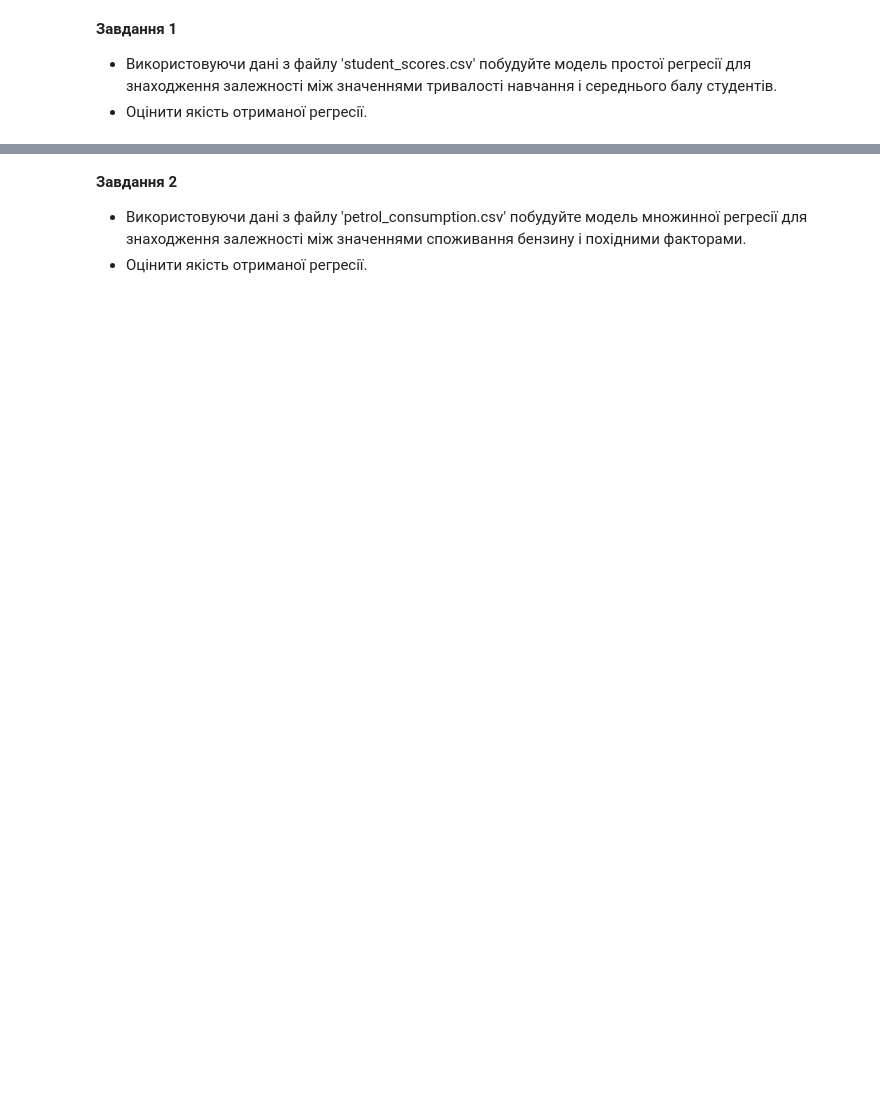
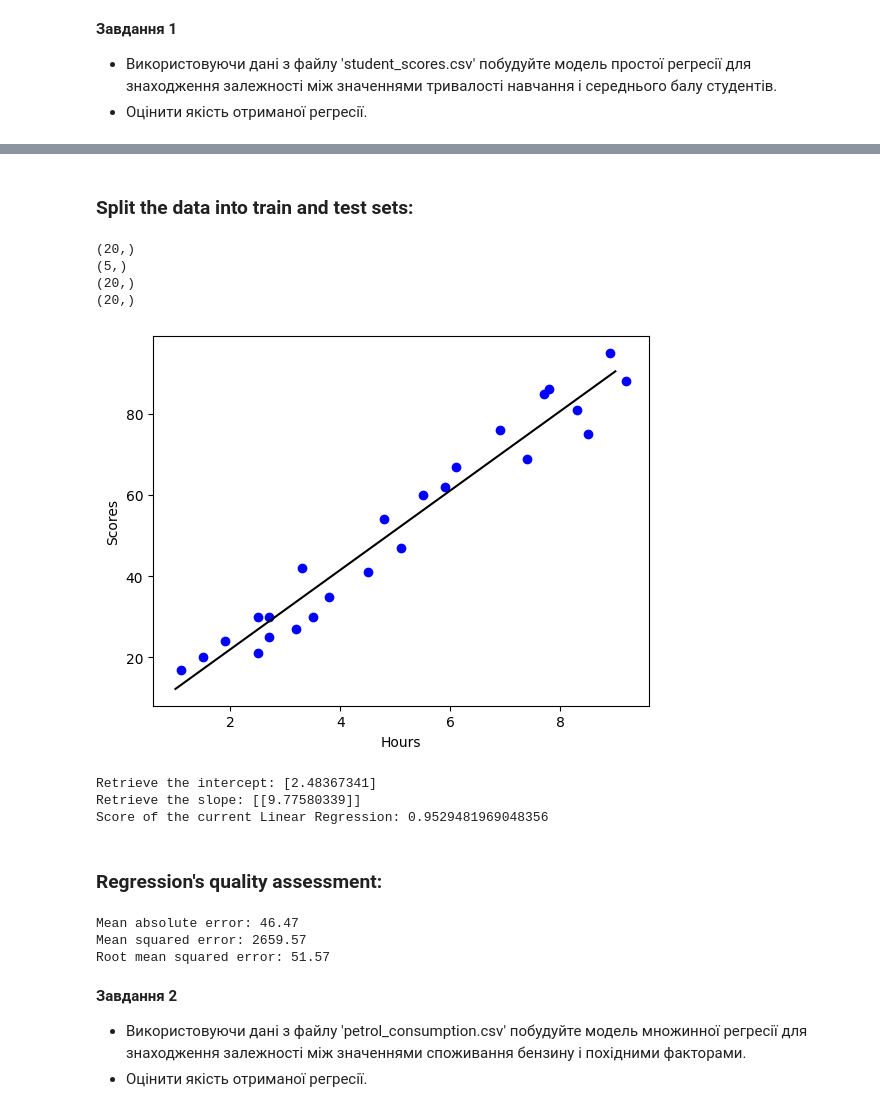
Before and after one commit to OleksiiHayvoronskyi/lesson_35, a Jupyter notebook: Lesson_35_LinearRegression_GradientDescent.ipynb, the cells around one changed output, grey strips where cells are left out. Saved outputs shown, nothing was run; the diff lists cells and outputs as text; code cells hidden in the pictures; blank space fills up the shorter version.

```diff
--- a/Lesson_35_LinearRegression_GradientDescent.ipynb
+++ b/Lesson_35_LinearRegression_GradientDescent.ipynb
@@ -5,3 +61,58 @@
+# %% [markdown]
+### Split the data into train and test sets:
+# %%
+from sklearn.model_selection import train_test_split
+
+
+X_train, X_test, y_train, y_test = train_test_split(X, y, test_size=0.2, random_state=1)
+
+print(X_train.shape)
+print(X_test.shape)
+print(y_train.shape)
+print(y_train.shape)
+# %% [output]
+(20,)
+(5,)
+(20,)
+(20,)
+# %%
+b, m = LinReg.intercept_, LinReg.coef_
+m = m[0]
+
+plt.scatter(df.Hours, df.Scores, color='blue')
+plt.plot(list(range(1, 10)), [m * x + b for x in range(1, 10)], color='black')
+plt.xlabel('Hours')
+plt.ylabel('Scores')
+plt.show()
+
+print('Retrieve the intercept:', LinReg.intercept_)
+print('Retrieve the slope:', LinReg.coef_)
+
+print('Score of the current Linear Regression:', LinReg.score(X_array, y_array))
+# %% [output]
+[figure, added]
+Retrieve the intercept: [2.48367341]
+Retrieve the slope: [[9.77580339]]
+Score of the current Linear Regression: 0.9529481969048356
+# %% [markdown]
+### Regression's quality assessment:
+# %%
+import numpy as np
+from sklearn.metrics import mean_squared_error, mean_absolute_error
+
+
+mae = mean_absolute_error(df.Hours, df.Scores)
+print(f'Mean absolute error: {mae:.2f}')
+
+mse = mean_squared_error(df.Hours, df.Scores)
+print(f'Mean squared error: {mse:.2f}')
+
+rmse = np.sqrt(mse)
+print(f'Root mean squared error: {rmse:.2f}')
+# %% [output]
+Mean absolute error: 46.47
+Mean squared error: 2659.57
+Root mean squared error: 51.57
 # %% [markdown]
 **Завдання 2**
 * Використовуючи дані з файлу 'petrol_consumption.csv' побудуйте модель множинної регресії для знаходження залежності між значеннями споживання бензину і похідними факторами.
```
Also changed, not shown: parts of 19 cells of this notebook.
